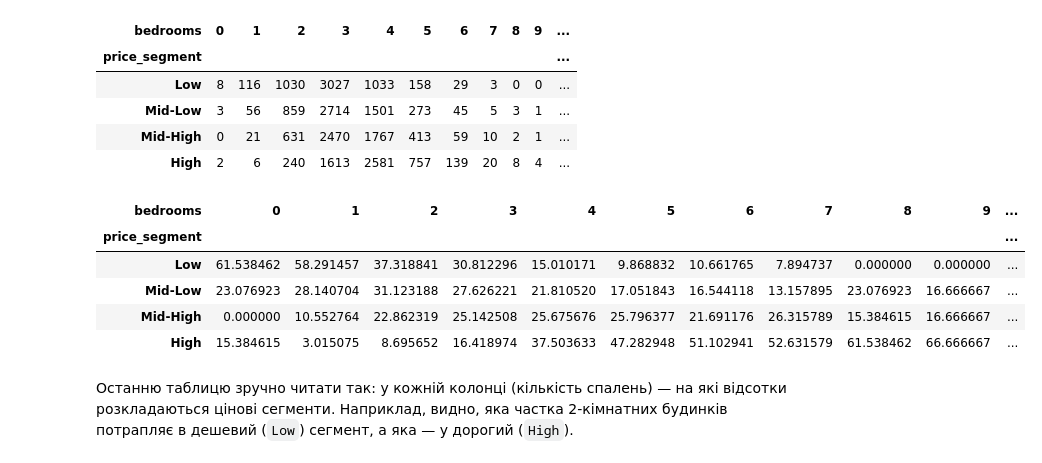
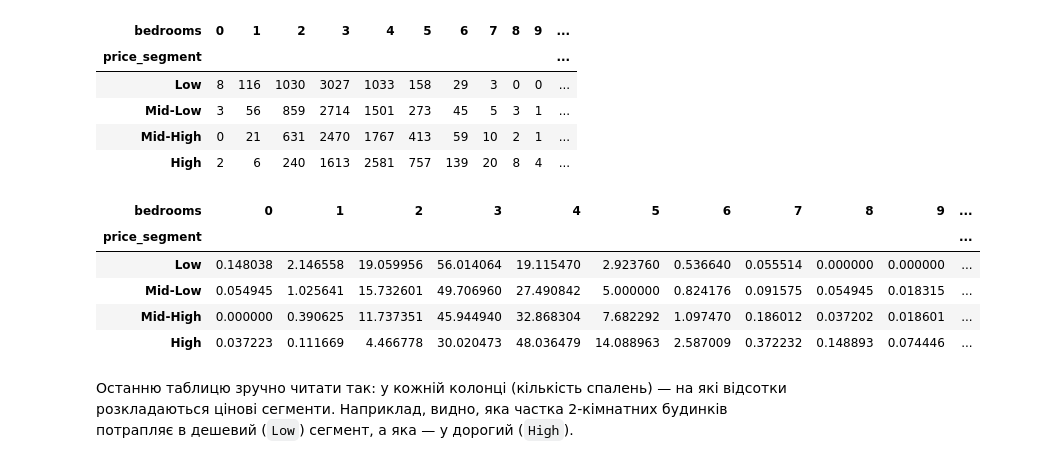
Before and after one commit to cpython-projects/da_27_07_2026, a Jupyter notebook: lesson_18.ipynb, the cells around one changed output. Drawn from its saved outputs; the diff is of its cells as text; code cells hidden in the pictures.

```diff
--- a/lesson_18.ipynb
+++ b/lesson_18.ipynb
@@ -560,16 +611,16 @@ pd.crosstab(
 # %%
 pd.crosstab(
     df['price_segment'],
     df['bedrooms'],
-    normalize='columns'
+    normalize='index'
 ) * 100
 # %% [output]
 | bedrooms | 0 | 1 | 2 | 3 | 4 | 5 | 6 | 7 | 8 | 9 | ... |
 | price_segment |  |  |  |  |  |  |  |  |  |  | ... |
-| Low | 61.538462 | 58.291457 | 37.318841 | 30.812296 | 15.010171 | 9.868832 | 10.661765 | 7.894737 | 0.000000 | 0.000000 | ... |
-| Mid-Low | 23.076923 | 28.140704 | 31.123188 | 27.626221 | 21.810520 | 17.051843 | 16.544118 | 13.157895 | 23.076923 | 16.666667 | ... |
-| Mid-High | 0.000000 | 10.552764 | 22.862319 | 25.142508 | 25.675676 | 25.796377 | 21.691176 | 26.315789 | 15.384615 | 16.666667 | ... |
-| High | 15.384615 | 3.015075 | 8.695652 | 16.418974 | 37.503633 | 47.282948 | 51.102941 | 52.631579 | 61.538462 | 66.666667 | ... |
+| Low | 0.148038 | 2.146558 | 19.059956 | 56.014064 | 19.115470 | 2.923760 | 0.536640 | 0.055514 | 0.000000 | 0.000000 | ... |
+| Mid-Low | 0.054945 | 1.025641 | 15.732601 | 49.706960 | 27.490842 | 5.000000 | 0.824176 | 0.091575 | 0.054945 | 0.018315 | ... |
+| Mid-High | 0.000000 | 0.390625 | 11.737351 | 45.944940 | 32.868304 | 7.682292 | 1.097470 | 0.186012 | 0.037202 | 0.018601 | ... |
+| High | 0.037223 | 0.111669 | 4.466778 | 30.020473 | 48.036479 | 14.088963 | 2.587009 | 0.372232 | 0.148893 | 0.074446 | ... |
 # %% [markdown]
 Останню таблицю зручно читати так: у кожній колонці (кількість спалень) — на які відсотки розкладаються цінові сегменти. Наприклад, видно, яка частка 2-кімнатних будинків потрапляє в дешевий (`Low`) сегмент, а яка — у дорогий (`High`).
 # %% [markdown]
```
Also changed, not shown: parts of 11 cells of this notebook.
